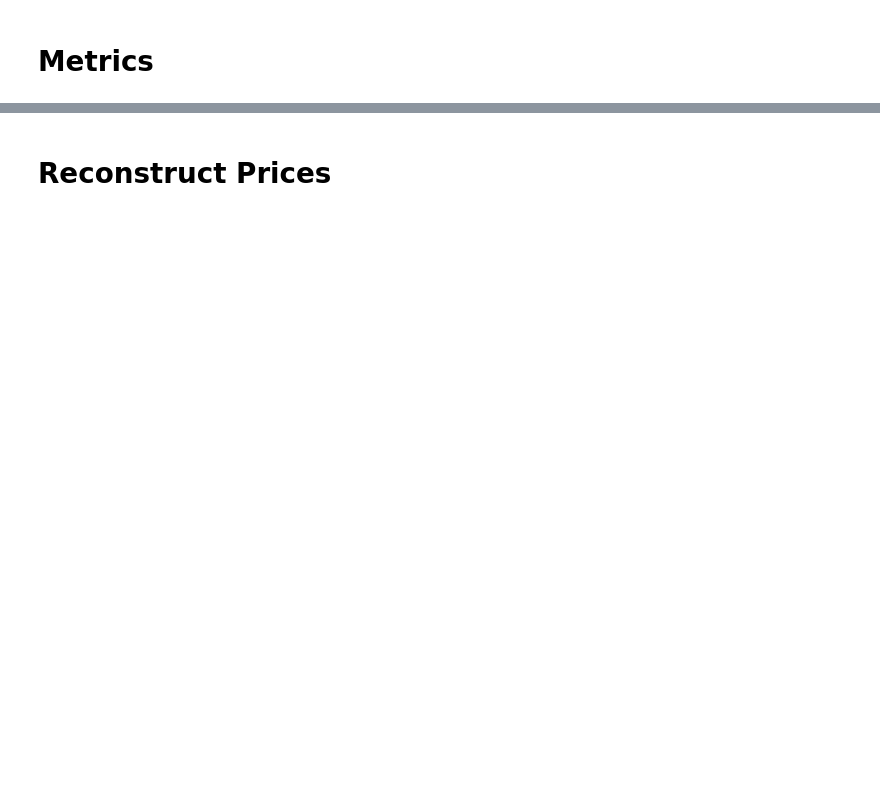
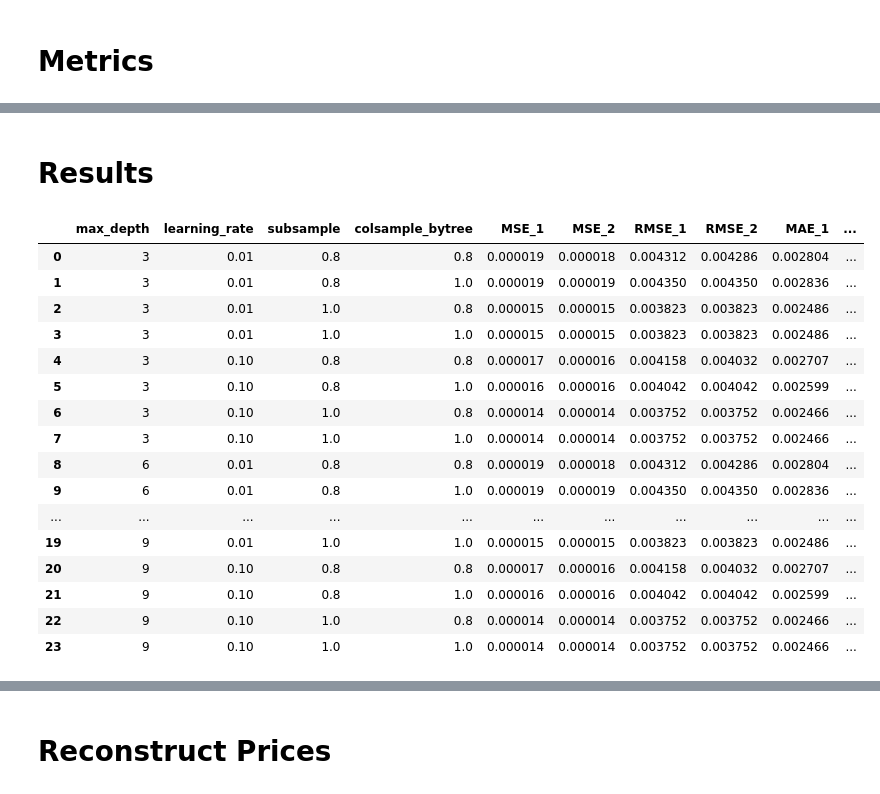
Before and after one commit to NichBry25/BitcoinPricePrediction, a Jupyter notebook: BTCForecasting_XGBoost.ipynb, the cells around one changed output, grey strips where cells are left out. Saved outputs shown, nothing was run; the diff lists cells and outputs as text; code cells hidden in the pictures; blank space fills up the shorter version.

Commit message:
Grid search finished

```diff
--- a/BTCForecasting_XGBoost.ipynb
+++ b/BTCForecasting_XGBoost.ipynb
@@ -250,0 +209,14 @@ with_macro_metrics
+# %%
+GRID = {
+    "max_depth": [3, 6, 9],
+    "learning_rate": [0.01, 0.1],
+    "subsample": [0.8, 1.0],
+    "colsample_bytree": [0.8, 1.0],
+}
+
+grid_combinations = list(product(
+    GRID["max_depth"],
+    GRID["learning_rate"],
+    GRID["subsample"],
+    GRID["colsample_bytree"],
+))
@@ -250,0 +310,24 @@ with_macro_metrics
+# %% [markdown]
+# Results
+# %%
+results_df = pd.DataFrame(results)
+# %%
+results_df
+# %% [output]
+|  | max_depth | learning_rate | subsample | colsample_bytree | MSE_1 | MSE_2 | RMSE_1 | RMSE_2 | MAE_1 | ... |
+| 0 | 3 | 0.01 | 0.8 | 0.8 | 0.000019 | 0.000018 | 0.004312 | 0.004286 | 0.002804 | ... |
+| 1 | 3 | 0.01 | 0.8 | 1.0 | 0.000019 | 0.000019 | 0.004350 | 0.004350 | 0.002836 | ... |
+| 2 | 3 | 0.01 | 1.0 | 0.8 | 0.000015 | 0.000015 | 0.003823 | 0.003823 | 0.002486 | ... |
+| 3 | 3 | 0.01 | 1.0 | 1.0 | 0.000015 | 0.000015 | 0.003823 | 0.003823 | 0.002486 | ... |
+| 4 | 3 | 0.10 | 0.8 | 0.8 | 0.000017 | 0.000016 | 0.004158 | 0.004032 | 0.002707 | ... |
+| 5 | 3 | 0.10 | 0.8 | 1.0 | 0.000016 | 0.000016 | 0.004042 | 0.004042 | 0.002599 | ... |
+| 6 | 3 | 0.10 | 1.0 | 0.8 | 0.000014 | 0.000014 | 0.003752 | 0.003752 | 0.002466 | ... |
+| 7 | 3 | 0.10 | 1.0 | 1.0 | 0.000014 | 0.000014 | 0.003752 | 0.003752 | 0.002466 | ... |
+| 8 | 6 | 0.01 | 0.8 | 0.8 | 0.000019 | 0.000018 | 0.004312 | 0.004286 | 0.002804 | ... |
+| 9 | 6 | 0.01 | 0.8 | 1.0 | 0.000019 | 0.000019 | 0.004350 | 0.004350 | 0.002836 | ... |
+| ... | ... | ... | ... | ... | ... | ... | ... | ... | ... | ... |
+| 19 | 9 | 0.01 | 1.0 | 1.0 | 0.000015 | 0.000015 | 0.003823 | 0.003823 | 0.002486 | ... |
+| 20 | 9 | 0.10 | 0.8 | 0.8 | 0.000017 | 0.000016 | 0.004158 | 0.004032 | 0.002707 | ... |
+| 21 | 9 | 0.10 | 0.8 | 1.0 | 0.000016 | 0.000016 | 0.004042 | 0.004042 | 0.002599 | ... |
+| 22 | 9 | 0.10 | 1.0 | 0.8 | 0.000014 | 0.000014 | 0.003752 | 0.003752 | 0.002466 | ... |
+| 23 | 9 | 0.10 | 1.0 | 1.0 | 0.000014 | 0.000014 | 0.003752 | 0.003752 | 0.002466 | ... |
```
Also changed, not shown: parts of 35 cells of this notebook.
